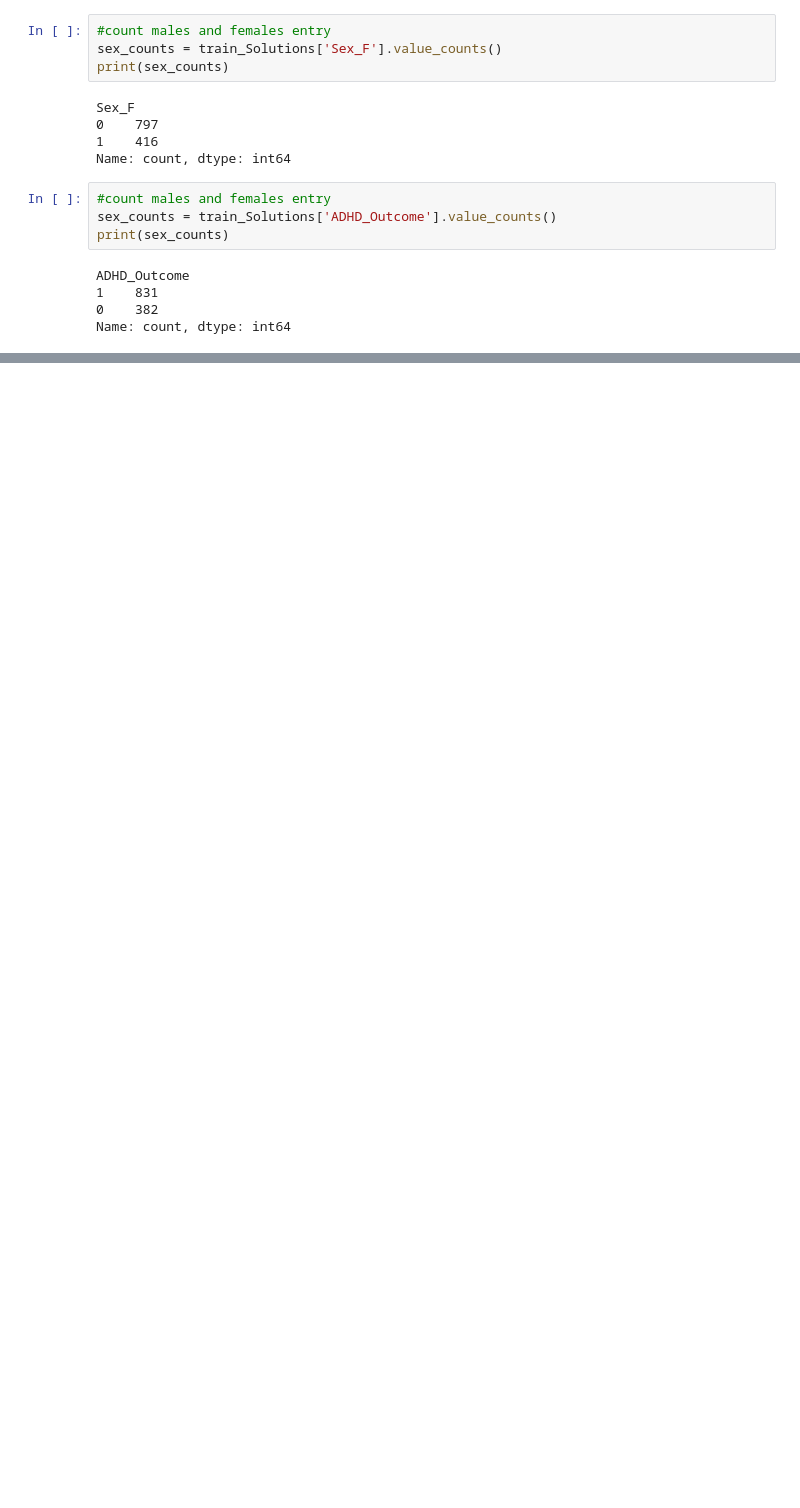
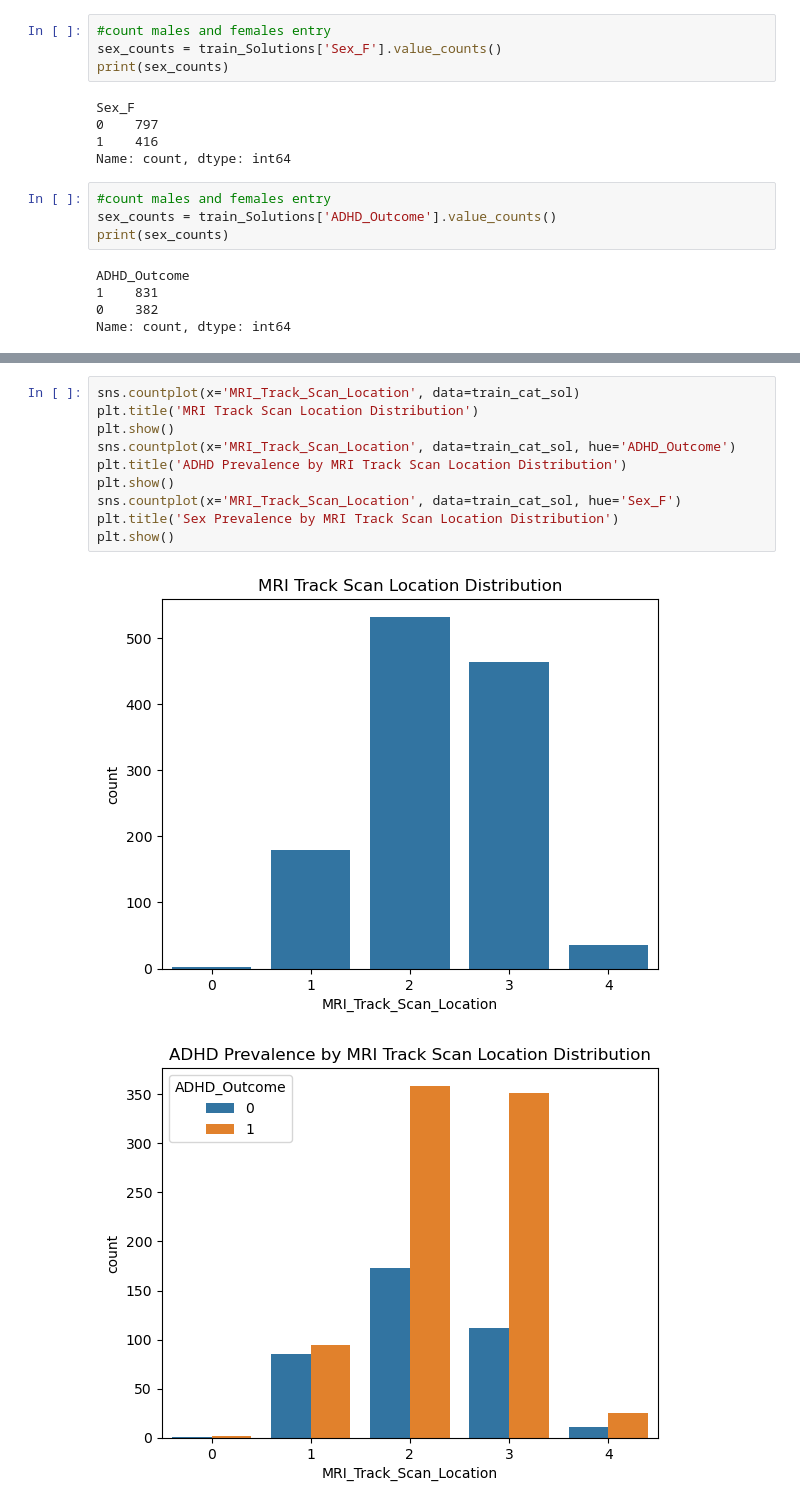
Before and after one commit to fatimahyusof/WiDS, a Jupyter notebook: Wids.ipynb, the cells around one changed output, grey strips where cells are left out. Saved outputs shown, nothing was run; the diff lists cells and outputs as text; blank space fills up the shorter version.

```diff
--- a/Wids.ipynb
+++ b/Wids.ipynb
@@ -437,0 +577,13 @@ plt.show()
+# %%
+sns.countplot(x='MRI_Track_Scan_Location', data=train_cat_sol)
+plt.title('MRI Track Scan Location Distribution')
+plt.show()
+sns.countplot(x='MRI_Track_Scan_Location', data=train_cat_sol, hue='ADHD_Outcome')
+plt.title('ADHD Prevalence by MRI Track Scan Location Distribution')
+plt.show()
+sns.countplot(x='MRI_Track_Scan_Location', data=train_cat_sol, hue='Sex_F')
+plt.title('Sex Prevalence by MRI Track Scan Location Distribution')
+plt.show()
+# %% [output]
+[figure, added]
+[figure, added]
```
Also changed, not shown: parts of 22 cells of this notebook.
